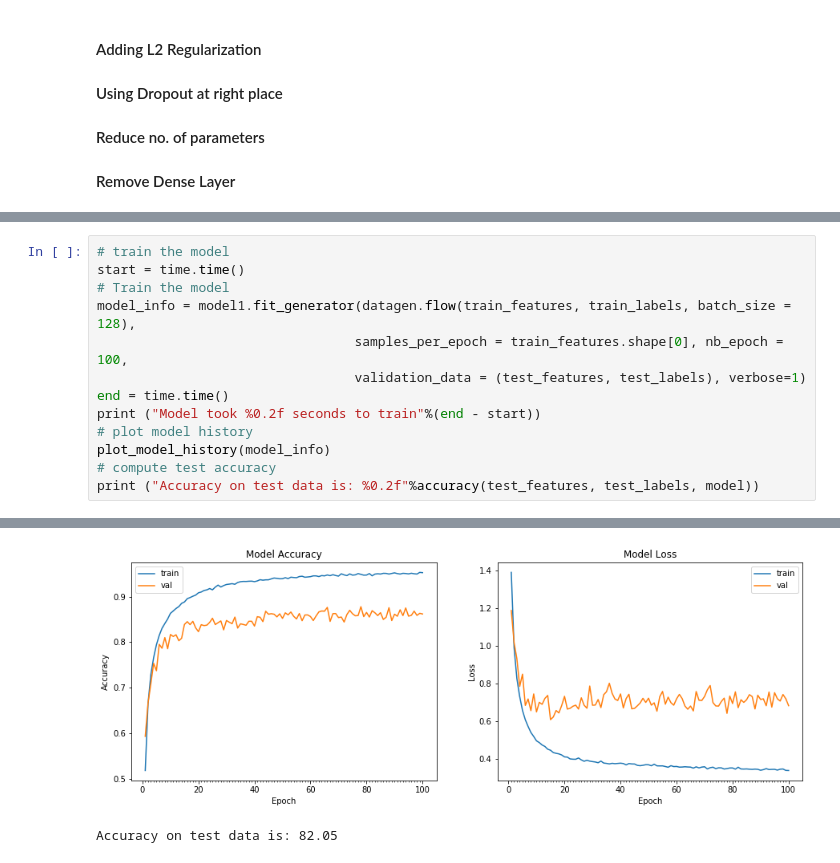
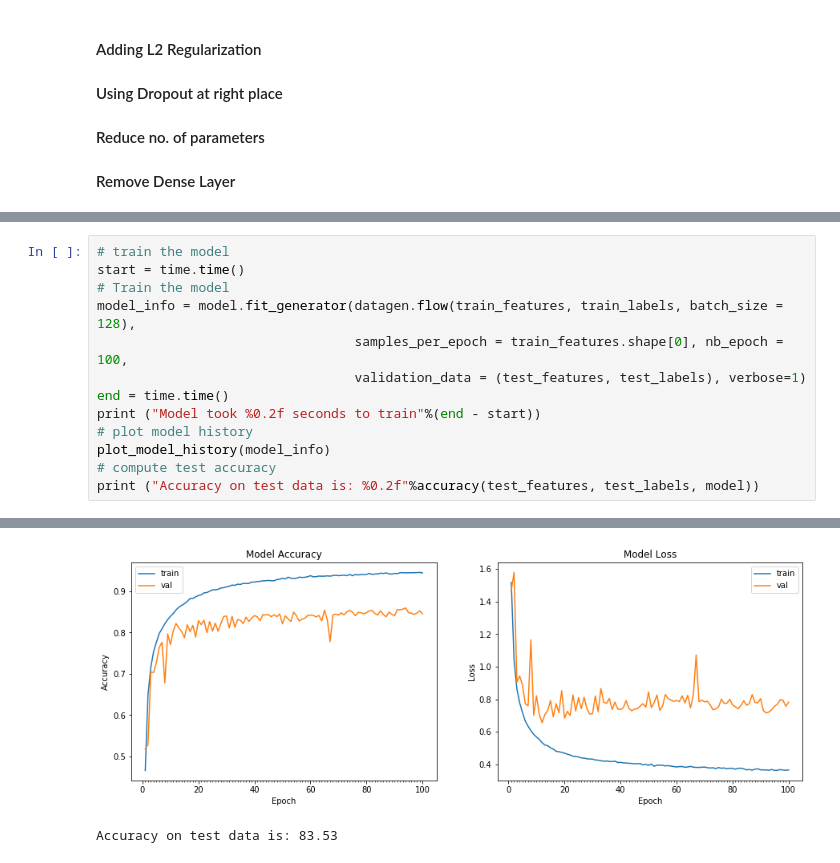
Before and after one commit to sarvan0506/AI, a Jupyter notebook: 6A.ipynb, the cells around one changed output, grey strips where cells are left out. Drawn from its saved outputs; the diff is of its cells as text.

```diff
--- a/6A.ipynb
+++ b/6A.ipynb
@@ -246,7 +279,7 @@ _________________________________________________________________
 # train the model
 start = time.time()
 # Train the model
-model_info = model1.fit_generator(datagen.flow(train_features, train_labels, batch_size = 128),
+model_info = model.fit_generator(datagen.flow(train_features, train_labels, batch_size = 128),
                                  samples_per_epoch = train_features.shape[0], nb_epoch = 100,
                                  validation_data = (test_features, test_labels), verbose=1)
 end = time.time()
@@ -276,2 +309,2 @@ Model took 990.25 seconds to train
-[figure, old version]
+[figure, new version]
-Accuracy on test data is: 82.05
+Accuracy on test data is: 83.53
```
Also changed, not shown: parts of 8 cells of this notebook.
